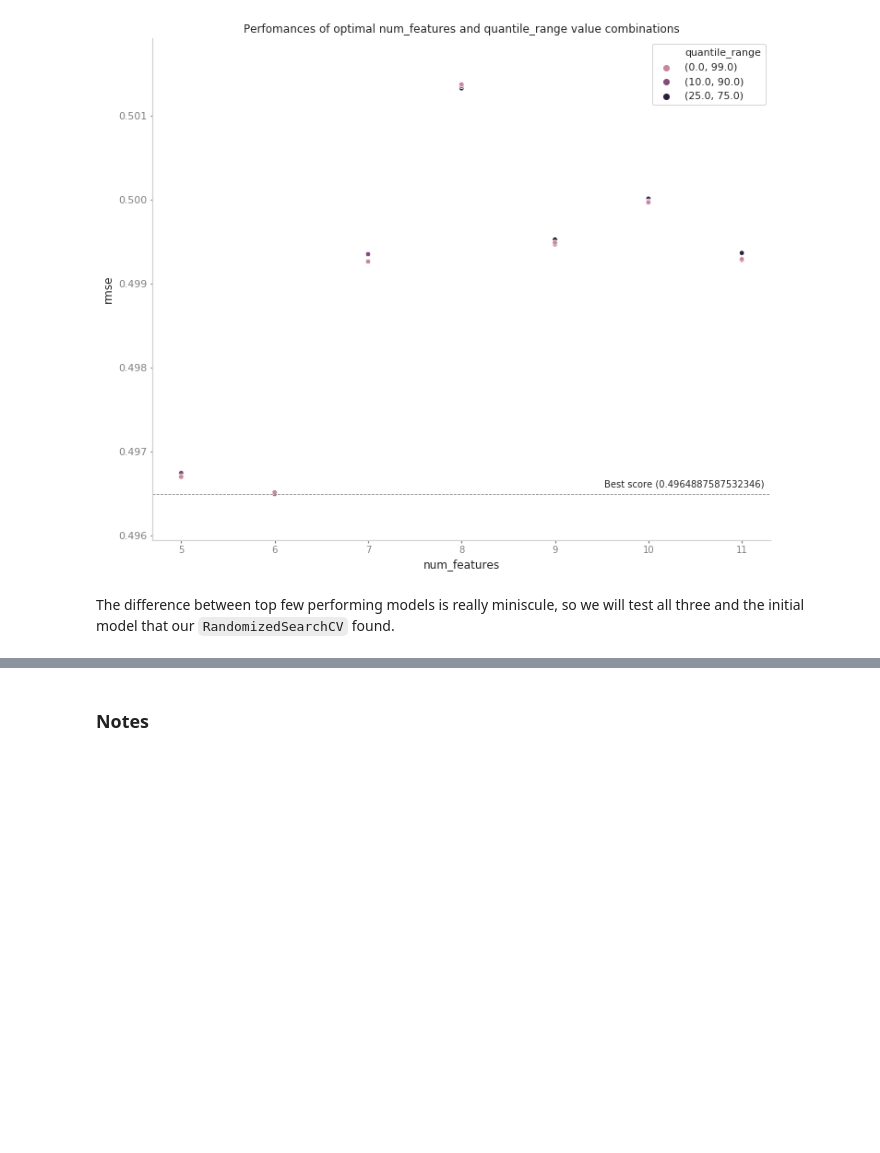
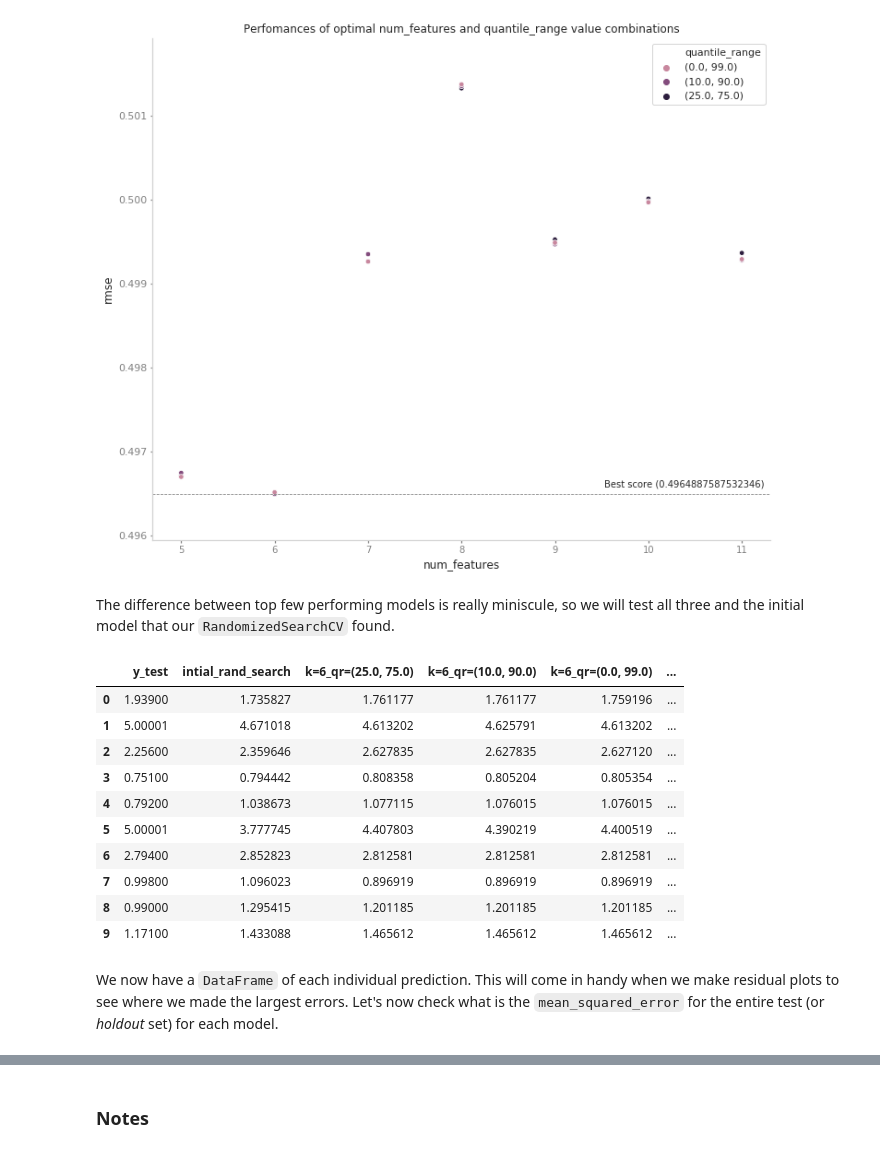
Before and after one commit to LukasRub/data-science-resources, a Jupyter notebook: machine.learning/model.selection/top.feature.selection/custom.transformers.scikit-learn/TopKFeatureSelector.ipynb, the cells around one changed output, grey strips where cells are left out. Saved outputs shown, nothing was run; the diff lists cells and outputs as text; code cells hidden in the pictures; blank space fills up the shorter version.

```diff
--- a/machine.learning/model.selection/top.feature.selection/custom.transformers.scikit-learn/TopKFeatureSelector.ipynb
+++ b/machine.learning/model.selection/top.feature.selection/custom.transformers.scikit-learn/TopKFeatureSelector.ipynb
@@ -801,3 +803,19 @@ for params in top_k_feat_cv_results_df.sort_values('rmse')[:top_k_models_to_test
     test_predictions_df[f'k={_k}_qr={_qr}'] = prep_select_predict_pipeline.set_params(**params) \
                                                                           .fit(X_train, y_train) \
                                                                           .predict(X_test)
+# %%
+test_predictions_df.head(10)
+# %% [output]
+|  | y_test | intial_rand_search | k=6_qr=(25.0, 75.0) | k=6_qr=(10.0, 90.0) | k=6_qr=(0.0, 99.0) | ... |
+| 0 | 1.93900 | 1.735827 | 1.761177 | 1.761177 | 1.759196 | ... |
+| 1 | 5.00001 | 4.671018 | 4.613202 | 4.625791 | 4.613202 | ... |
+| 2 | 2.25600 | 2.359646 | 2.627835 | 2.627835 | 2.627120 | ... |
+| 3 | 0.75100 | 0.794442 | 0.808358 | 0.805204 | 0.805354 | ... |
+| 4 | 0.79200 | 1.038673 | 1.077115 | 1.076015 | 1.076015 | ... |
+| 5 | 5.00001 | 3.777745 | 4.407803 | 4.390219 | 4.400519 | ... |
+| 6 | 2.79400 | 2.852823 | 2.812581 | 2.812581 | 2.812581 | ... |
+| 7 | 0.99800 | 1.096023 | 0.896919 | 0.896919 | 0.896919 | ... |
+| 8 | 0.99000 | 1.295415 | 1.201185 | 1.201185 | 1.201185 | ... |
+| 9 | 1.17100 | 1.433088 | 1.465612 | 1.465612 | 1.465612 | ... |
+# %% [markdown]
+We now have a `DataFrame` of each individual prediction. This will come in handy when we make residual plots to see where we made the largest errors. Let's now check what is the `mean_squared_error` for the entire test (or *holdout* set) for each model.
```
Also changed, not shown: parts of 19 cells of this notebook.
